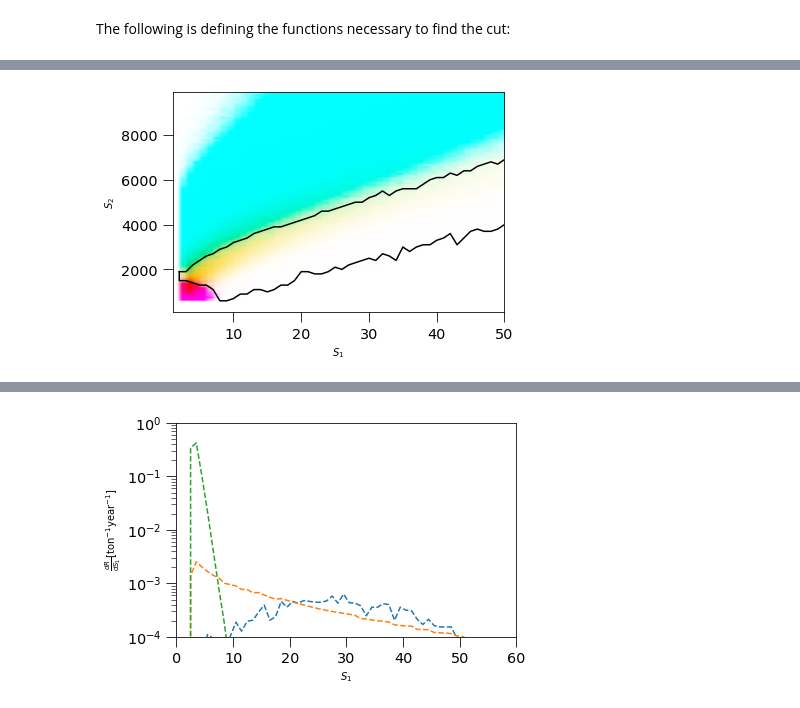
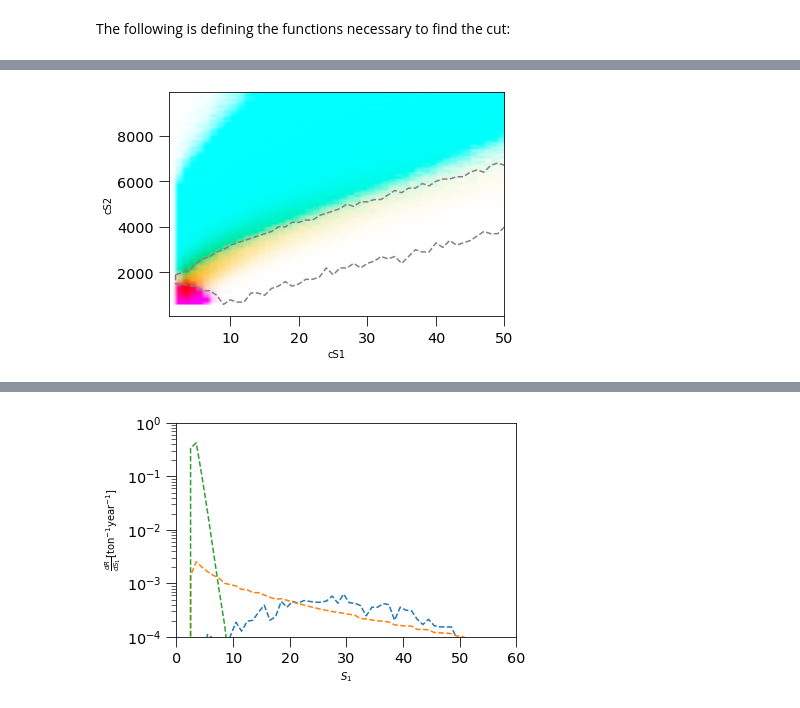
Before and after one commit to ItayBM/NeutrinoFogs, a Jupyter notebook: NeutrinoFogElectroWIMPs.ipynb, the cells around one changed output, grey strips where cells are left out. Saved outputs shown, nothing was run; the diff lists cells and outputs as text; code cells hidden in the pictures.

```diff
--- a/NeutrinoFogElectroWIMPs.ipynb
+++ b/NeutrinoFogElectroWIMPs.ipynb
@@ -843,26 +793,26 @@ maskedgesymin=[maskedgesymax[0]]+maskedgesymin
 # %%
 def add_custom_label(x, y, theta, text, color, fontsize):
     plt.text(x, y, text, rotation=theta, color=color, fontsize=fontsize, ha='center', va='center')
 
 fig, ax = plt.subplots()
 ax.imshow(rgb_image,
            extent=[fulldict['S1bins'][0], fulldict['S1bins'][-1],
                    fulldict['S2bins'][0], fulldict['S2bins'][-1]],
            origin='lower', cmap='coolwarm', aspect='auto')
 # plt.plot(running_mean(maskedgesx,4),running_mean(maskedgesymin,4),'black')
 # plt.plot(running_mean(maskedgesx,4),running_mean(maskedgesymax,4),'black')
-plt.plot(maskedgesx,maskedgesymin,'black')
-plt.plot(maskedgesx,maskedgesymax,'black')
+plt.plot(maskedgesx,maskedgesymin,color='gray', linestyle='--')
+plt.plot(maskedgesx,maskedgesymax,color='gray', linestyle='--')
 
 ax.set_facecolor('white')
 plt.ylim(100,9900)
 plt.xlim(1,50)
-plt.xlabel(r'$S_1$')
-plt.ylabel(r'$S_2$')
+plt.xlabel('cS1')
+plt.ylabel('cS2')
 plt.tight_layout()
 fig.savefig('HeatMapV0.pdf')
 # %% [output]
-[figure, old version]
+[figure, new version]
 # %%
 #find NR efficiency
 nsimstempy=10000
```
Also changed, not shown: parts of 18 cells of this notebook, 9 other files.
